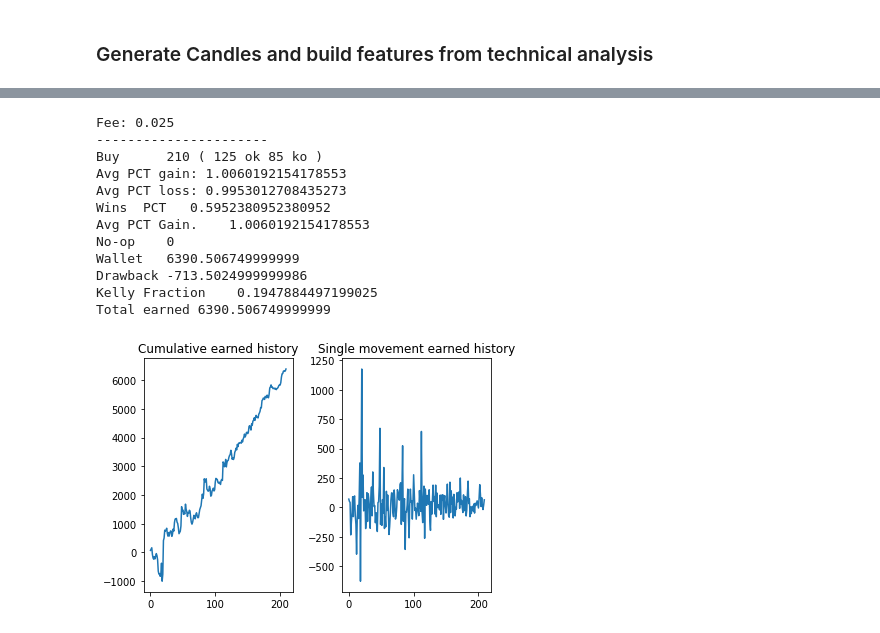
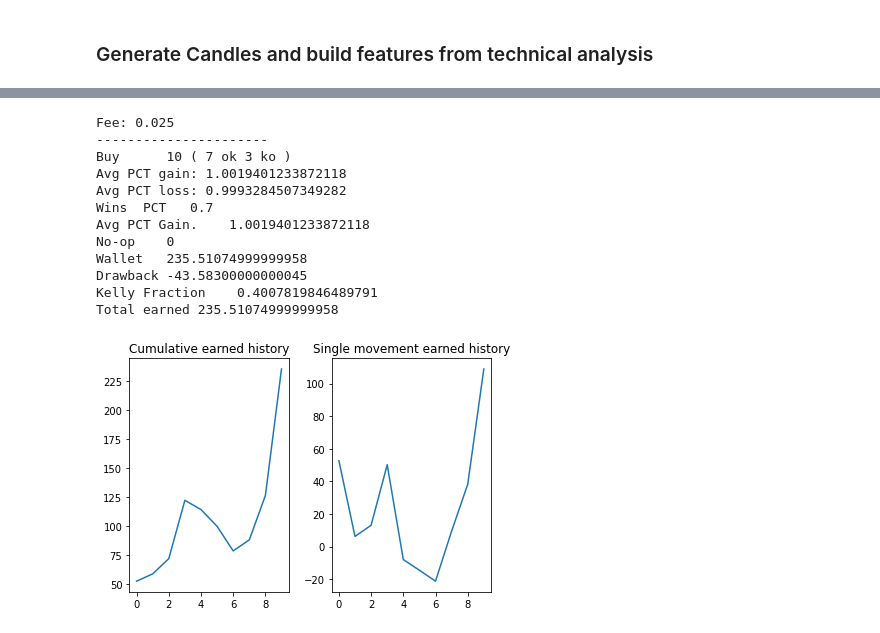
Before and after one commit to gabriele16/sats4u, a Jupyter notebook: colab/LSTM-CNN-BitCoin-Test-Live.ipynb, the cells around one changed output, grey strips where cells are left out. Drawn from its saved outputs; the diff is of its cells as text; code cells hidden in the pictures.

```diff
--- a/colab/LSTM-CNN-BitCoin-Test-Live.ipynb
+++ b/colab/LSTM-CNN-BitCoin-Test-Live.ipynb
@@ -134,17 +134,17 @@ df_preds_true.dropna().iloc[-new_time_steps:].plot()
 # %%
-total_wallet_history, single_wallet_history, wallet, kelly_frac = s2b.backtest_df(df_preds_true.dropna().iloc[-1000:], ts_btc.step_back, long_short = "long", fee=0.025)
+total_wallet_history, single_wallet_history, wallet, kelly_frac = s2b.backtest_df(df_preds_true.dropna().iloc[-100:], ts_btc.step_back, long_short = "long", fee=0.025)
 s2b.show_backtest_results(wallet,total_wallet_history,single_wallet_history)
 # %% [output]
 Fee: 0.025
 ----------------------
-Buy      210 ( 125 ok 85 ko )
-Avg PCT gain: 1.0060192154178553
-Avg PCT loss: 0.9953012708435273
-Wins  PCT   0.5952380952380952
-Avg PCT Gain.    1.0060192154178553
+Buy      10 ( 7 ok 3 ko )
+Avg PCT gain: 1.0019401233872118
+Avg PCT loss: 0.9993284507349282
+Wins  PCT   0.7
+Avg PCT Gain.    1.0019401233872118
 No-op    0
-Wallet   6390.506749999999
-Drawback -713.5024999999986
-Kelly Fraction    0.1947884497199025
-Total earned 6390.506749999999
+Wallet   235.51074999999958
+Drawback -43.58300000000045
+Kelly Fraction    0.4007819846489791
+Total earned 235.51074999999958
-[figure, old version]
+[figure, new version]
```
Also changed, not shown: parts of 8 cells of this notebook, 2 other files.
